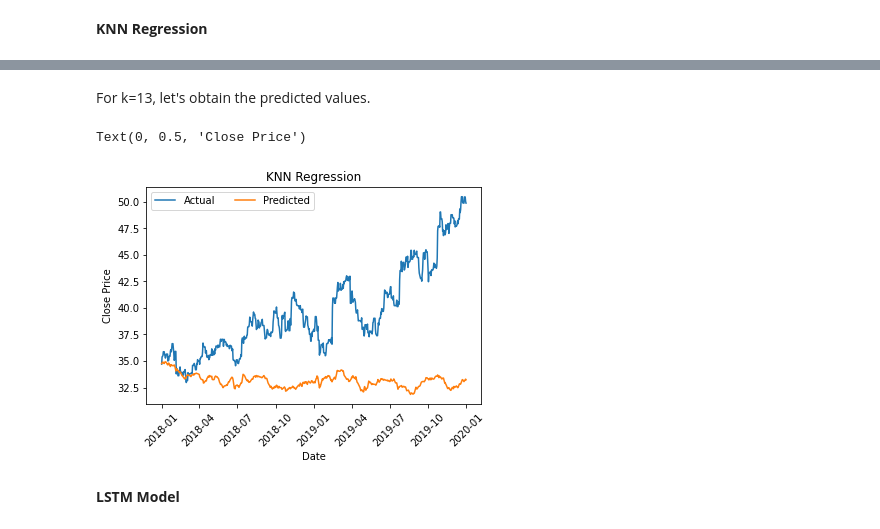
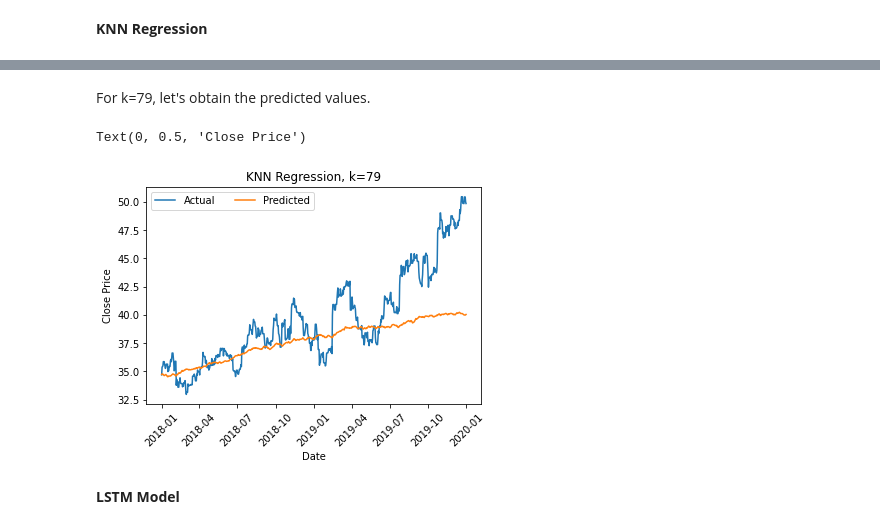
Before and after one commit to melaniaczobit/Predicting-AstraZeneca-Stock-Movement, a Jupyter notebook: AstraZeneca_Stock_Prices.ipynb, the cells around one changed output, grey strips where cells are left out. Cells and saved outputs as stored; diff of their text form; code cells hidden in the pictures.

```diff
--- a/AstraZeneca_Stock_Prices.ipynb
+++ b/AstraZeneca_Stock_Prices.ipynb
@@ -407,6 +510,6 @@ To determine if the best model was produced, feature selection will be completed
 # %%
-X_train2 = train_diff.drop(['Volume','Close_diff'], 1)
-X_test2 = test.drop(['Volume','Close'],1)
+X_train2 = train_diff.drop(['Adj Close','Volume','Close_diff'],1)
+X_test2 = test.drop(['Adj Close', 'Volume','Close'],1)
 
 model = LinearRegression().fit(X_train2,y_train)
 y_prediction2 = model.predict(X_test2)
@@ -433,6 +536,6 @@ RMSE: 3.478175059590926
 # %%
-X_train3 = train_diff.drop(['Low','Volume','Close_diff'], 1)
-X_test3 = test.drop(['Low','Volume','Close'],1)
+X_train3 = train_diff.drop(['Low','Volume','Adj Close','Close_diff'], 1)
+X_test3 = test.drop(['Low','Volume','Adj Close','Close'],1)
 
 model = LinearRegression().fit(X_train3,y_train)
 y_prediction3 = model.predict(X_test3)
@@ -492,7 +617,7 @@ from sklearn.neighbors import KNeighborsRegressor
 mse_dict = {}
 rmse = []
 
-for k in range(1,50,2):
+for k in range(1,100,2):
   Knn=KNeighborsRegressor(n_neighbors=k, metric='euclidean')
   Knn.fit(X_train,y_train)
   knn_y_prediction = Knn.predict(X_test)
@@ -524,7 +658,7 @@ The lowest RMSE value is 4.253551905134447
 # %% [markdown]
-For k=13, let's obtain the predicted values.
+For k=79, let's obtain the predicted values.
 # %%
-Knn=KNeighborsRegressor(n_neighbors=13, metric='euclidean')
+Knn=KNeighborsRegressor(n_neighbors=79, metric='euclidean')
 Knn.fit(X_train,y_train)
 knn_y_prediction = Knn.predict(X_test)
 
@@ -538,19 +672,19 @@ for i in knn_predictions_diff_cumsum:
   pred = last_price + i
   knn_price_diff_rev.append(pred)
 
-knn13_y_pred = np.array(knn_price_diff_rev)
+knn79_y_pred = np.array(knn_price_diff_rev)
 # %%
-knn_forecasted = pd.Series(knn13_y_pred, copy=True, index=test.index)
+knn_forecasted = pd.Series(knn79_y_pred, copy=True, index=test.index)
 plt.plot(test['Close'], label='Actual')
 plt.plot(knn_forecasted, label='Predicted')
 plt.legend(ncol=2)
 plt.xticks(rotation=45)
-plt.title('KNN Regression')
+plt.title('KNN Regression, k=79')
 plt.xlabel('Date')
 plt.ylabel('Close Price')
 # %% [output]
 Text(0, 0.5, 'Close Price')
-[figure, old version]
+[figure, new version]
 # %% [markdown]
 **LSTM Model**
 # %%
```
Also changed, not shown: parts of 51 cells of this notebook.
